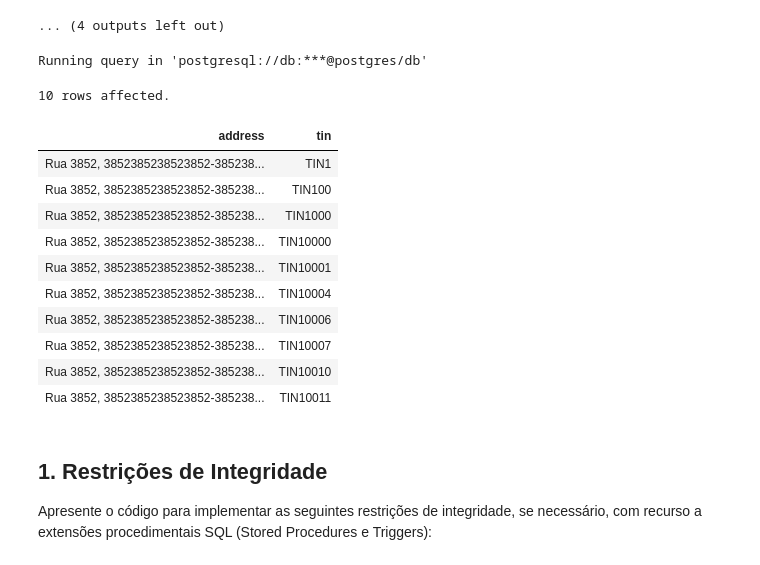
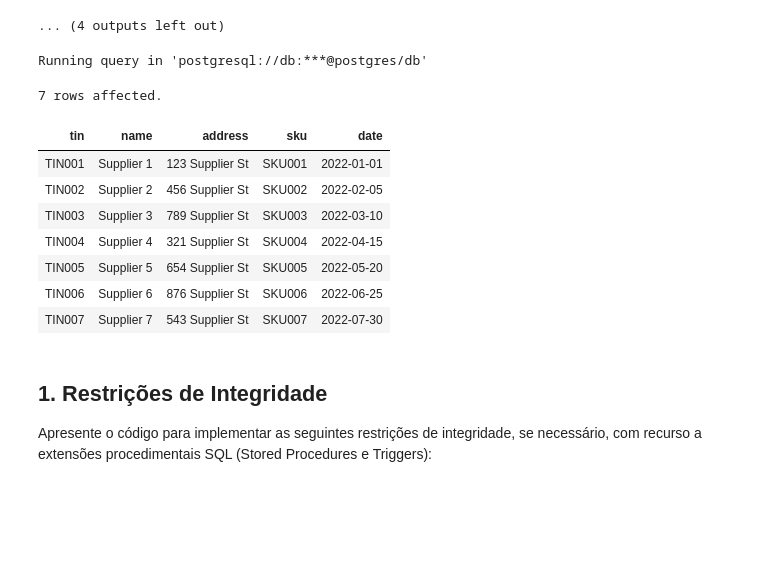
Before and after one commit to joanapeixinho/proj-BD, a Jupyter notebook: E3-report.ipynb, the cells around one changed output. Drawn from its saved outputs; the diff is of its cells as text; code cells hidden in the pictures; blank space fills up the shorter version.

Commit message:
suppliers listado. Falta criar e eliminar

```diff
--- a/E3-report.ipynb
+++ b/E3-report.ipynb
@@ -511,21 +511,18 @@ Running query in 'postgresql://db:***@postgres/db'
 # %%
 %%sql
 -- populate
-SELECT * FROM delivery LIMIT 10;
+SELECT * FROM supplier;
 # %% [output]
 Running query in 'postgresql://db:***@postgres/db'
-10 rows affected.
+7 rows affected.
-| address | tin |
-| Rua 3852, 3852385238523852-385238... | TIN1 |
-| Rua 3852, 3852385238523852-385238... | TIN100 |
-| Rua 3852, 3852385238523852-385238... | TIN1000 |
-| Rua 3852, 3852385238523852-385238... | TIN10000 |
-| Rua 3852, 3852385238523852-385238... | TIN10001 |
-| Rua 3852, 3852385238523852-385238... | TIN10004 |
-| Rua 3852, 3852385238523852-385238... | TIN10006 |
-| Rua 3852, 3852385238523852-385238... | TIN10007 |
-| Rua 3852, 3852385238523852-385238... | TIN10010 |
-| Rua 3852, 3852385238523852-385238... | TIN10011 |
+| tin | name | address | sku | date |
+| TIN001 | Supplier 1 | 123 Supplier St | SKU001 | 2022-01-01 |
+| TIN002 | Supplier 2 | 456 Supplier St | SKU002 | 2022-02-05 |
+| TIN003 | Supplier 3 | 789 Supplier St | SKU003 | 2022-03-10 |
+| TIN004 | Supplier 4 | 321 Supplier St | SKU004 | 2022-04-15 |
+| TIN005 | Supplier 5 | 654 Supplier St | SKU005 | 2022-05-20 |
+| TIN006 | Supplier 6 | 876 Supplier St | SKU006 | 2022-06-25 |
+| TIN007 | Supplier 7 | 543 Supplier St | SKU007 | 2022-07-30 |
 # %%
 %%sql
 
```
Also changed, not shown: 4 other files.
